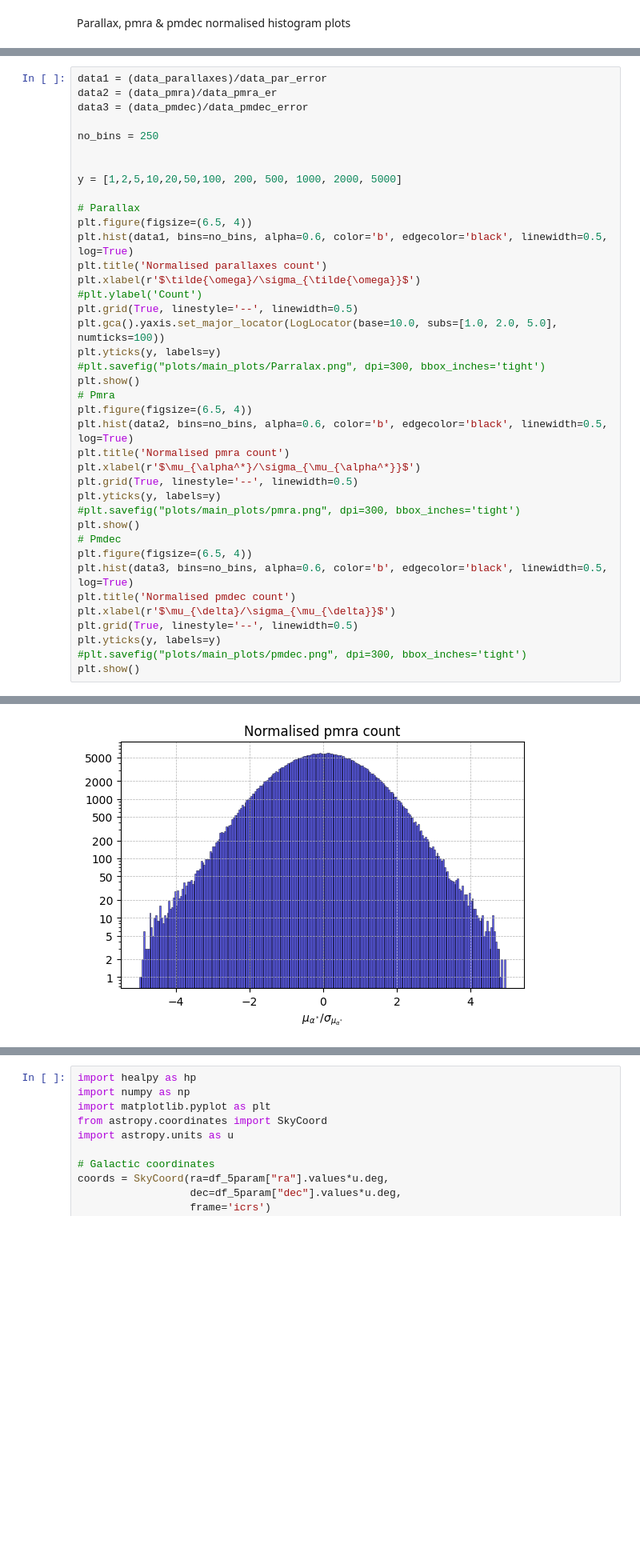
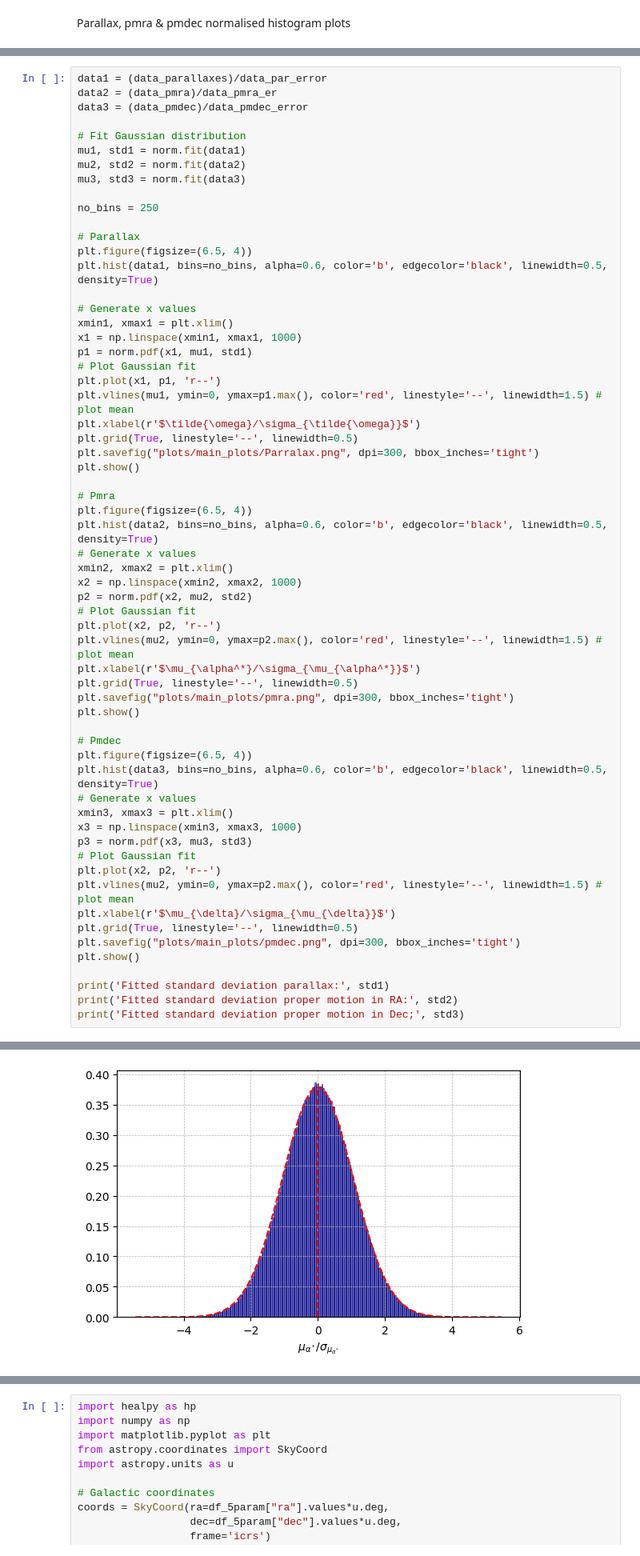
Before and after one commit to MatteoMancini01/Gaia_EDR3, a Jupyter notebook: plots.ipynb, the cells around one changed output, grey strips where cells are left out. Shown at 80% size. Cells and saved outputs as stored; diff of their text form; blank space fills up the shorter version.

```diff
--- a/plots.ipynb
+++ b/plots.ipynb
@@ -142,38 +145,60 @@ data1 = (data_parallaxes)/data_par_error
 data2 = (data_pmra)/data_pmra_er
 data3 = (data_pmdec)/data_pmdec_error
 
+# Fit Gaussian distribution
+mu1, std1 = norm.fit(data1)
+mu2, std2 = norm.fit(data2)
+mu3, std3 = norm.fit(data3)
+
 no_bins = 250
-
-
-y = [1,2,5,10,20,50,100, 200, 500, 1000, 2000, 5000]
 
 # Parallax
 plt.figure(figsize=(6.5, 4))
-plt.hist(data1, bins=no_bins, alpha=0.6, color='b', edgecolor='black', linewidth=0.5, log=True)
-plt.title('Normalised parallaxes count')
+plt.hist(data1, bins=no_bins, alpha=0.6, color='b', edgecolor='black', linewidth=0.5, density=True)
+
+# Generate x values
+xmin1, xmax1 = plt.xlim()
+x1 = np.linspace(xmin1, xmax1, 1000)
+p1 = norm.pdf(x1, mu1, std1)
+# Plot Gaussian fit
+plt.plot(x1, p1, 'r--')
+plt.vlines(mu1, ymin=0, ymax=p1.max(), color='red', linestyle='--', linewidth=1.5) # plot mean
 plt.xlabel(r'$\tilde{\omega}/\sigma_{\tilde{\omega}}$')
-#plt.ylabel('Count')
 plt.grid(True, linestyle='--', linewidth=0.5)
-plt.gca().yaxis.set_major_locator(LogLocator(base=10.0, subs=[1.0, 2.0, 5.0], numticks=100))
-plt.yticks(y, labels=y)
-#plt.savefig("plots/main_plots/Parralax.png", dpi=300, bbox_inches='tight')
+plt.savefig("plots/main_plots/Parralax.png", dpi=300, bbox_inches='tight')
 plt.show()
+
 # Pmra
 plt.figure(figsize=(6.5, 4))
-plt.hist(data2, bins=no_bins, alpha=0.6, color='b', edgecolor='black', linewidth=0.5, log=True)
-plt.title('Normalised pmra count')
+plt.hist(data2, bins=no_bins, alpha=0.6, color='b', edgecolor='black', linewidth=0.5, density=True)
+# Generate x values
+xmin2, xmax2 = plt.xlim()
+x2 = np.linspace(xmin2, xmax2, 1000)
+p2 = norm.pdf(x2, mu2, std2)
+# Plot Gaussian fit
+plt.plot(x2, p2, 'r--')
+plt.vlines(mu2, ymin=0, ymax=p2.max(), color='red', linestyle='--', linewidth=1.5) # plot mean
 plt.xlabel(r'$\mu_{\alpha^*}/\sigma_{\mu_{\alpha^*}}$')
 plt.grid(True, linestyle='--', linewidth=0.5)
-plt.yticks(y, labels=y)
-#plt.savefig("plots/main_plots/pmra.png", dpi=300, bbox_inches='tight')
+plt.savefig("plots/main_plots/pmra.png", dpi=300, bbox_inches='tight')
 plt.show()
+
 # Pmdec
 plt.figure(figsize=(6.5, 4))
-plt.hist(data3, bins=no_bins, alpha=0.6, color='b', edgecolor='black', linewidth=0.5, log=True)
-plt.title('Normalised pmdec count')
+plt.hist(data3, bins=no_bins, alpha=0.6, color='b', edgecolor='black', linewidth=0.5, density=True)
+# Generate x values
+xmin3, xmax3 = plt.xlim()
+x3 = np.linspace(xmin3, xmax3, 1000)
+p3 = norm.pdf(x3, mu3, std3)
+# Plot Gaussian fit
+plt.plot(x2, p2, 'r--')
+plt.vlines(mu2, ymin=0, ymax=p2.max(), color='red', linestyle='--', linewidth=1.5) # plot mean
 plt.xlabel(r'$\mu_{\delta}/\sigma_{\mu_{\delta}}$')
 plt.grid(True, linestyle='--', linewidth=0.5)
-plt.yticks(y, labels=y)
-#plt.savefig("plots/main_plots/pmdec.png", dpi=300, bbox_inches='tight')
+plt.savefig("plots/main_plots/pmdec.png", dpi=300, bbox_inches='tight')
 plt.show()
+
+print('Fitted standard deviation parallax:', std1)
+print('Fitted standard deviation proper motion in RA:', std2)
+print('Fitted standard deviation proper motion in Dec;', std3)
 # %% [output]
@@ -181 +206 @@ plt.show()
-[figure, old version]
+[figure, new version]
```
Also changed, not shown: parts of 5 cells of this notebook, 29 other files.
